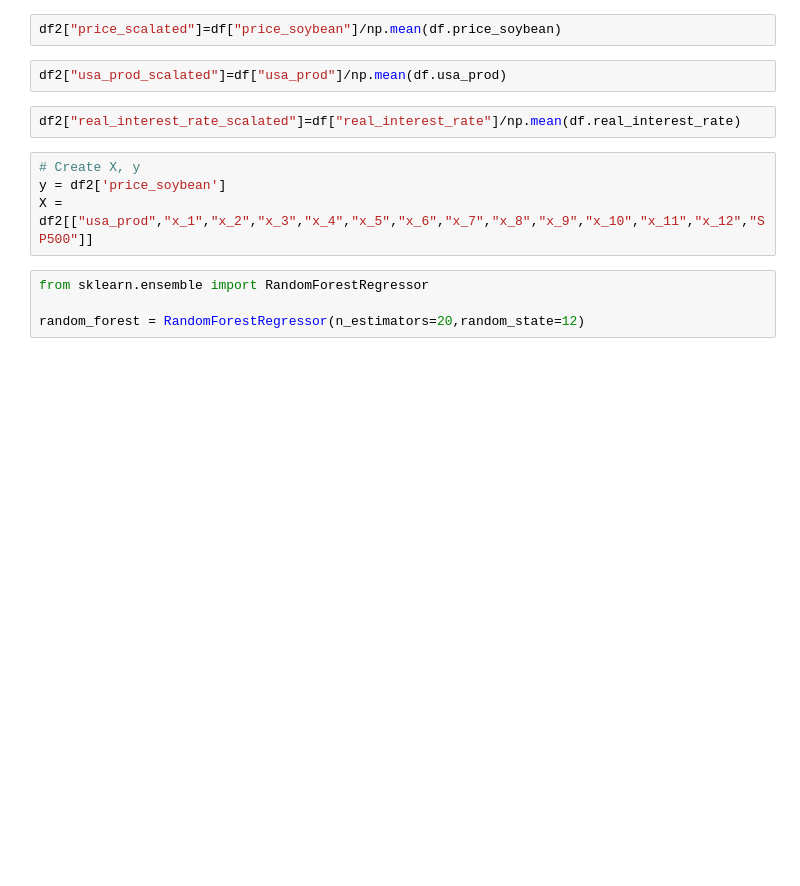
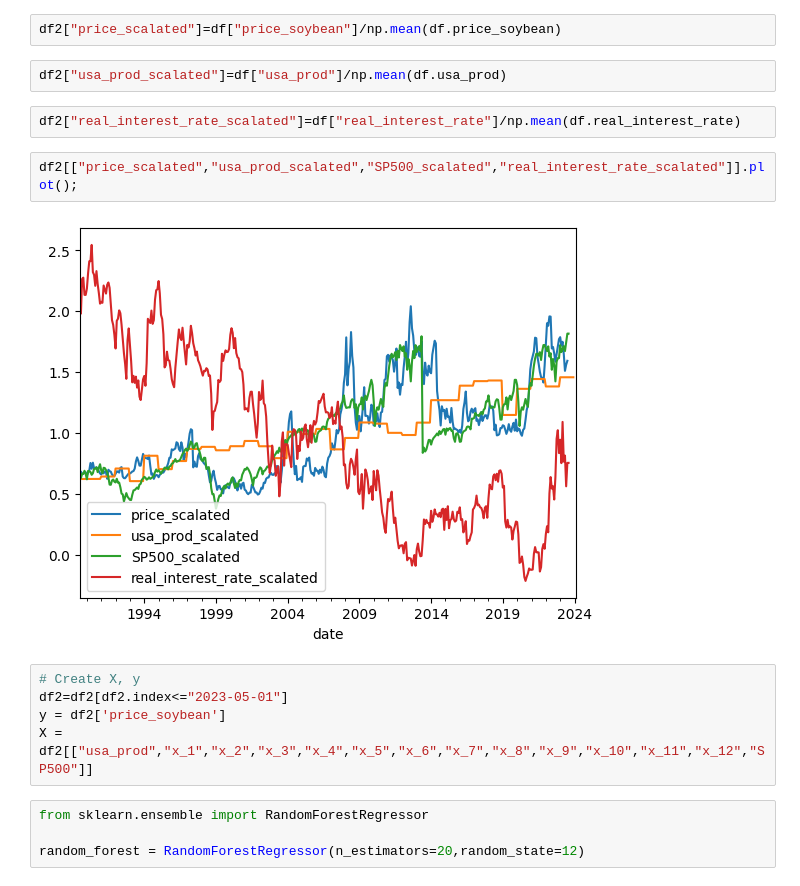
Before and after one commit to tquirelli/Agricultural_Market_Predictions, a Jupyter notebook: tomi-ARIMA.ipynb, the cells around one changed output. Cells and saved outputs as stored; diff of their text form; blank space fills up the shorter version.

```diff
--- a/tomi-ARIMA.ipynb
+++ b/tomi-ARIMA.ipynb
@@ -1001,12 +1013,17 @@ array([324, 325, 326, 327, 328, 329, 330, 331, 332, 333, 334, 335, 336,
 df2["SP500_scalated"]=df["SP500"]/np.mean(df.SP500)
 # %%
 df2["price_scalated"]=df["price_soybean"]/np.mean(df.price_soybean)
-# %%
-df2["usa_prod_scalated"]=df["usa_prod"]/np.mean(df.usa_prod)
+# %%
+df2["usa_prod_scalated"]=df["usa_prod"]/np.mean(df.usa_prod)
 # %%
 df2["real_interest_rate_scalated"]=df["real_interest_rate"]/np.mean(df.real_interest_rate)
+# %%
+df2[["price_scalated","usa_prod_scalated","SP500_scalated","real_interest_rate_scalated"]].plot();
+# %% [output]
+[figure, new version]
 # %%
 # Create X, y
+df2=df2[df2.index<="2023-05-01"]
 y = df2['price_soybean']
 X = df2[["usa_prod","x_1","x_2","x_3","x_4","x_5","x_6","x_7","x_8","x_9","x_10","x_11","x_12","SP500"]]
 # %%
```
Also changed, not shown: parts of 22 cells of this notebook, 8 other files.
